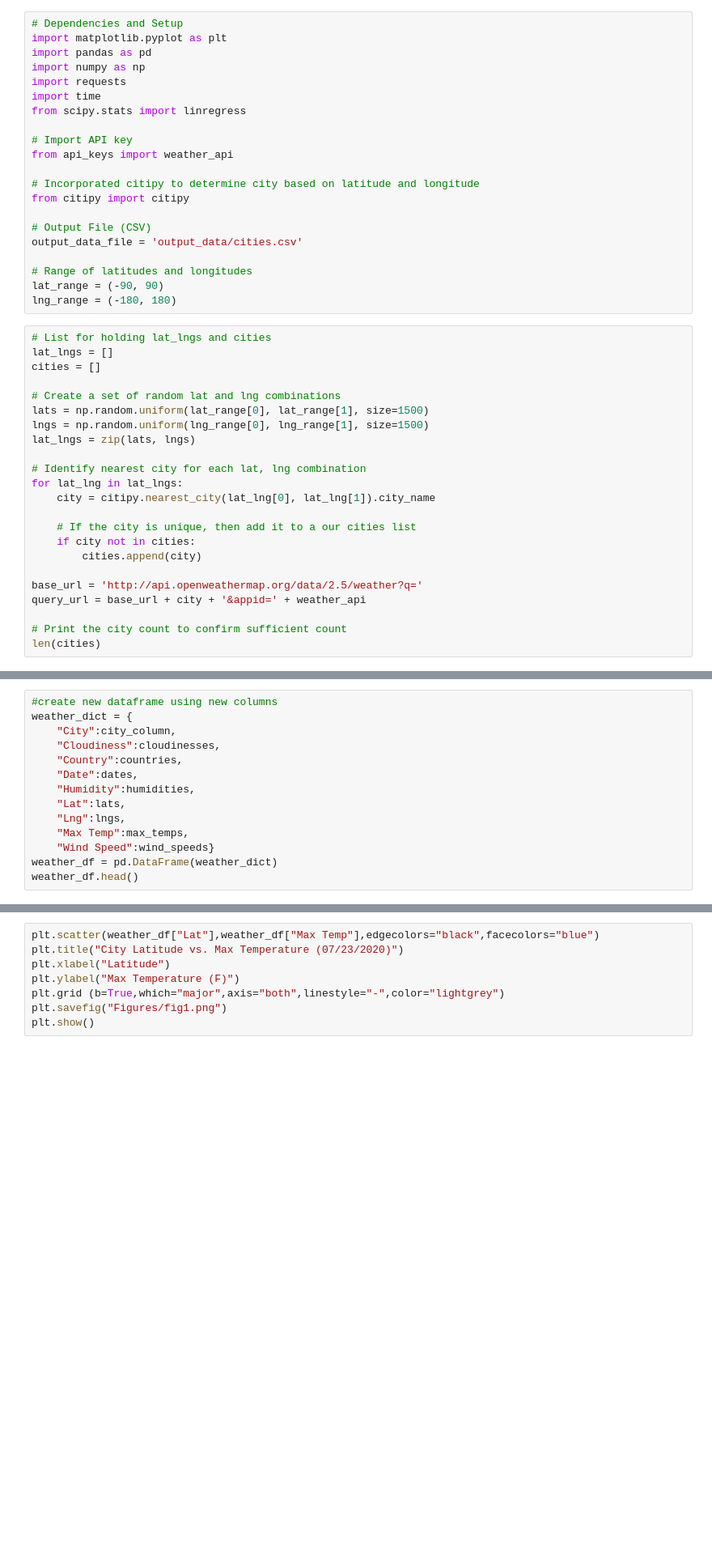
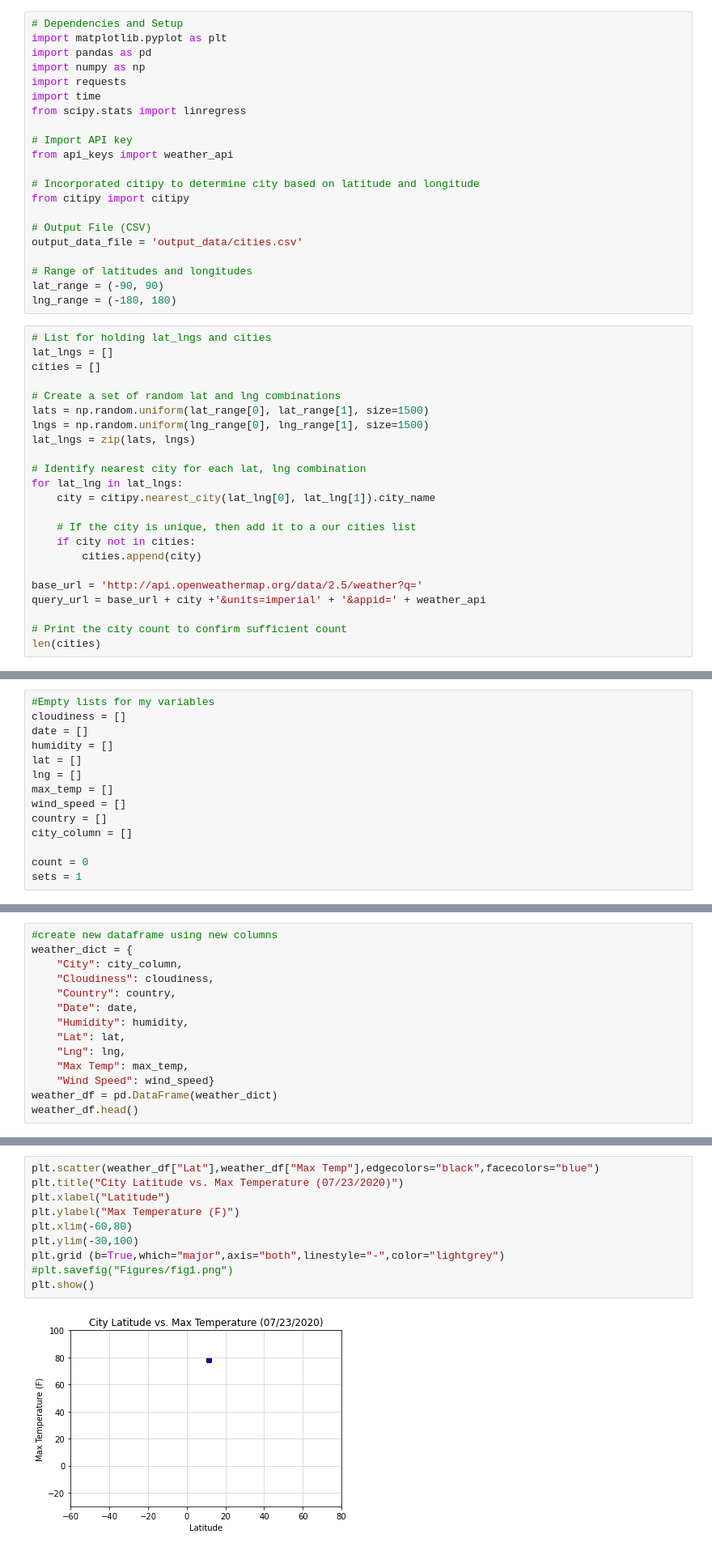
Before and after one commit to mneustadts/python-api-Analysis, a Jupyter notebook: WeatherPy/WeatherPy.ipynb, the cells around one changed output, grey strips where cells are left out. Shown: that part at 81% size. Saved outputs shown, nothing was run; the diff lists cells and outputs as text; blank space fills up the shorter version.

```diff
--- a/WeatherPy/WeatherPy.ipynb
+++ b/WeatherPy/WeatherPy.ipynb
@@ -38,7 +38,7 @@ for lat_lng in lat_lngs:
         cities.append(city)
 
 base_url = 'http://api.openweathermap.org/data/2.5/weather?q='
-query_url = base_url + city + '&appid=' + weather_api
+query_url = base_url + city +'&units=imperial' + '&appid=' + weather_api
 
 # Print the city count to confirm sufficient count
 len(cities)
@@ -44,0 +47,14 @@ len(cities)
+# %%
+#Empty lists for my variables
+cloudiness = []
+date = []
+humidity = []
+lat = []
+lng = []
+max_temp = []
+wind_speed = []
+country = []
+city_column = []
+
+count = 0
+sets = 1
@@ -90,14 +111,14 @@ print('------------------------------')
 # %%
 #create new dataframe using new columns
 weather_dict = {
-    "City":city_column,
-    "Cloudiness":cloudinesses,
-    "Country":countries,
-    "Date":dates,
-    "Humidity":humidities,
-    "Lat":lats,
-    "Lng":lngs,
-    "Max Temp":max_temps,
-    "Wind Speed":wind_speeds}
+    "City": city_column,
+    "Cloudiness": cloudiness,
+    "Country": country,
+    "Date": date,
+    "Humidity": humidity,
+    "Lat": lat,
+    "Lng": lng,
+    "Max Temp": max_temp,
+    "Wind Speed": wind_speed}
 weather_df = pd.DataFrame(weather_dict)
 weather_df.head()
@@ -106,11 +134,15 @@ weather_df.to_csv(output_data_file)
 # %%
 plt.scatter(weather_df["Lat"],weather_df["Max Temp"],edgecolors="black",facecolors="blue")
 plt.title("City Latitude vs. Max Temperature (07/23/2020)")
 plt.xlabel("Latitude")
 plt.ylabel("Max Temperature (F)")
+plt.xlim(-60,80)
+plt.ylim(-30,100)
 plt.grid (b=True,which="major",axis="both",linestyle="-",color="lightgrey")
-plt.savefig("Figures/fig1.png")
+#plt.savefig("Figures/fig1.png")
 plt.show()
+# %% [output]
+[figure, added]
 # %%
 plt.scatter(weather_df["Lat"],weather_df["Humidity"],edgecolors="black",facecolors="blue")
 plt.title("City Latitude vs. Humidity (07/23/2020)")
```
Also changed, not shown: parts of 8 cells of this notebook.
